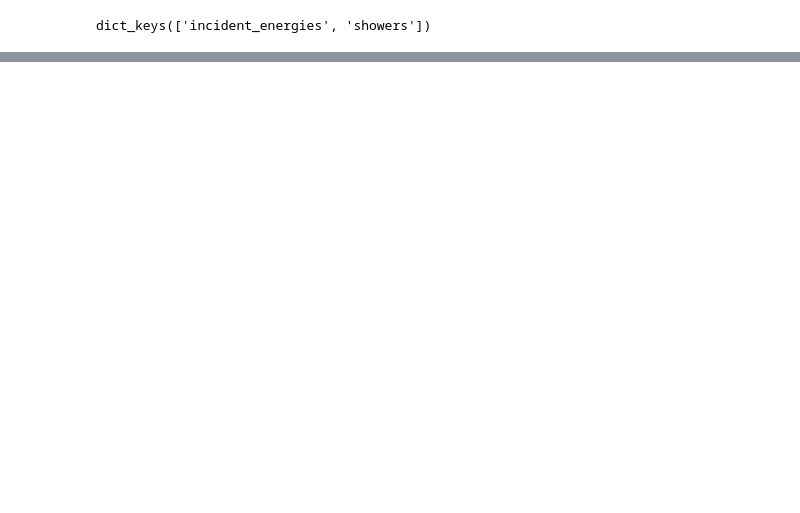
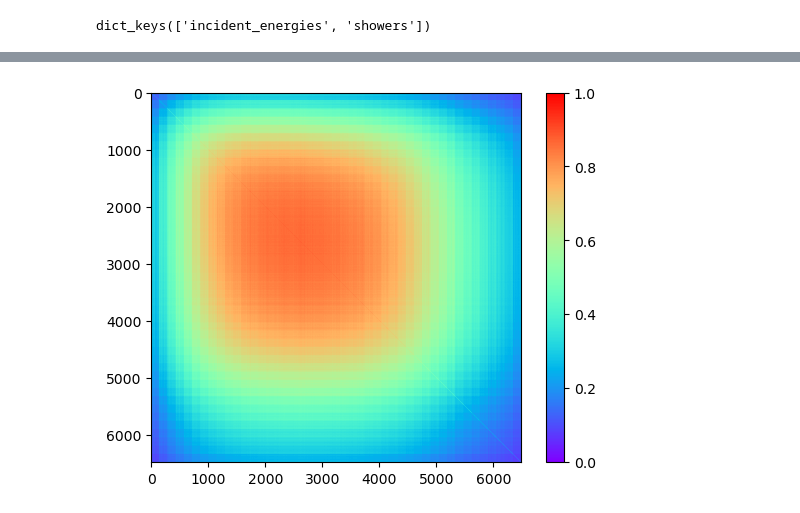
Before and after one commit to QaloSim/CaloQVAE, a Jupyter notebook: notebooks/newDL.ipynb, the cells around one changed output, grey strips where cells are left out. Saved outputs shown, nothing was run; the diff lists cells and outputs as text; code cells hidden in the pictures; blank space fills up the shorter version.

```diff
--- a/notebooks/newDL.ipynb
+++ b/notebooks/newDL.ipynb
@@ -285,0 +337,6 @@ plt.show()
+# %%
+plt.imshow(cor_syn.numpy(), cmap='rainbow')
+plt.colorbar()
+plt.show()
+# %% [output]
+[figure, added]
```
Also changed, not shown: parts of 11 cells of this notebook, 3 other files.
